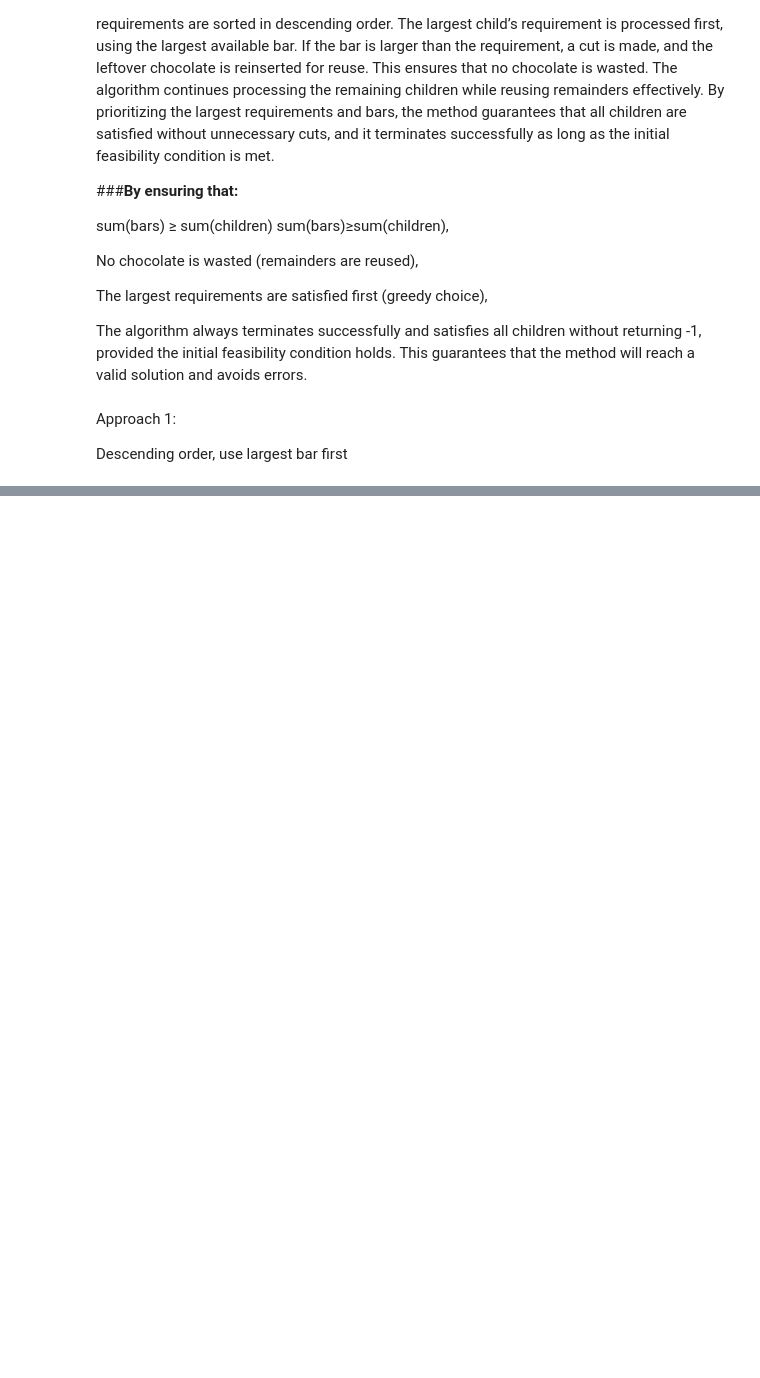
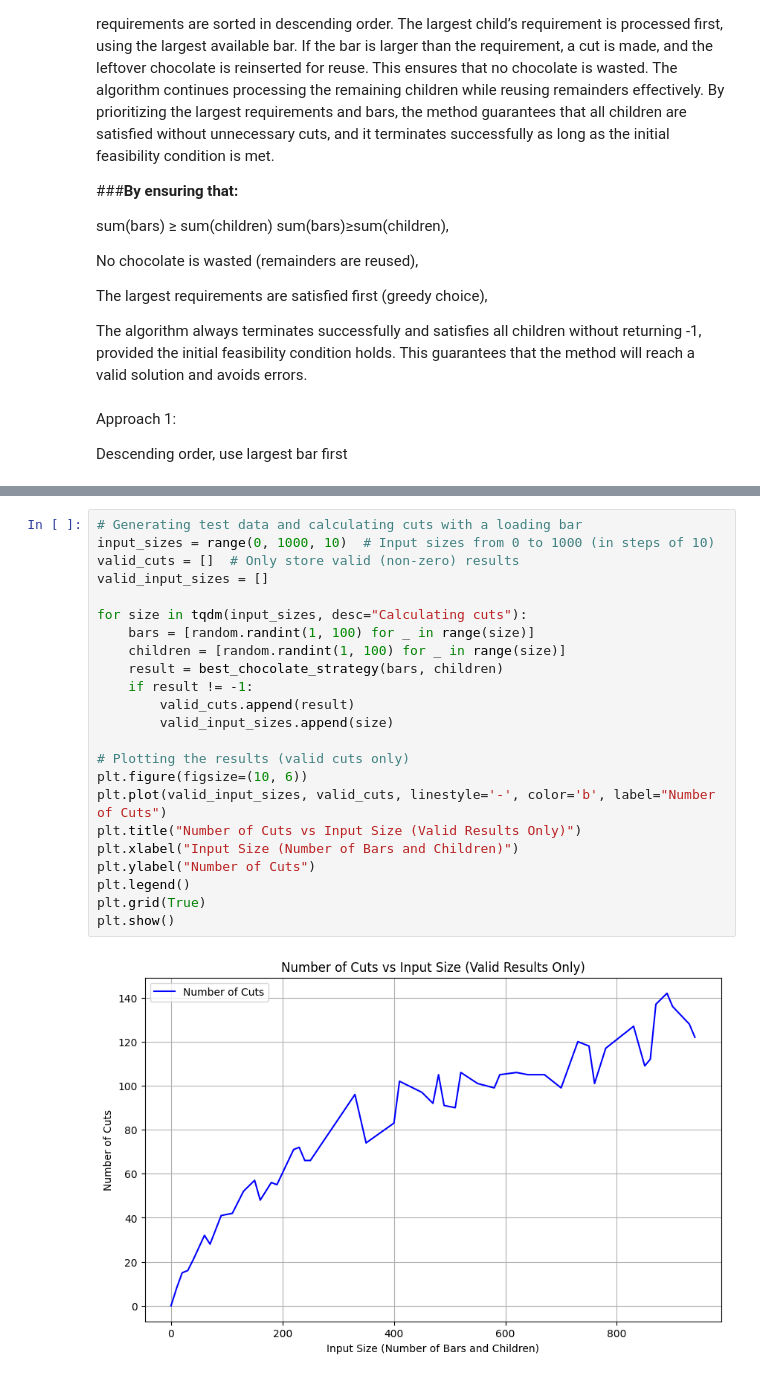
Before and after one commit to kasattack567/Computer-Science, a Jupyter notebook: Chocolate_bar.ipynb, the cells around one changed output, grey strips where cells are left out. Cells and saved outputs as stored; diff of their text form; blank space fills up the shorter version.

```diff
--- a/Chocolate_bar.ipynb
+++ b/Chocolate_bar.ipynb
@@ -199 +232,26 @@ def dp_chocolate_distribution(bars, children):
+# %%
+# Generating test data and calculating cuts with a loading bar
+input_sizes = range(0, 1000, 10)  # Input sizes from 0 to 1000 (in steps of 10)
+valid_cuts = []  # Only store valid (non-zero) results
+valid_input_sizes = []
+
+for size in tqdm(input_sizes, desc="Calculating cuts"):
+    bars = [random.randint(1, 100) for _ in range(size)]
+    children = [random.randint(1, 100) for _ in range(size)]
+    result = best_chocolate_strategy(bars, children)
+    if result != -1:
+        valid_cuts.append(result)
+        valid_input_sizes.append(size)
+
+# Plotting the results (valid cuts only)
+plt.figure(figsize=(10, 6))
+plt.plot(valid_input_sizes, valid_cuts, linestyle='-', color='b', label="Number of Cuts")
+plt.title("Number of Cuts vs Input Size (Valid Results Only)")
+plt.xlabel("Input Size (Number of Bars and Children)")
+plt.ylabel("Number of Cuts")
+plt.legend()
+plt.grid(True)
+plt.show()
+# %% [output]
+[figure, added]
 # %%
```
Also changed, not shown: parts of 6 cells of this notebook.
